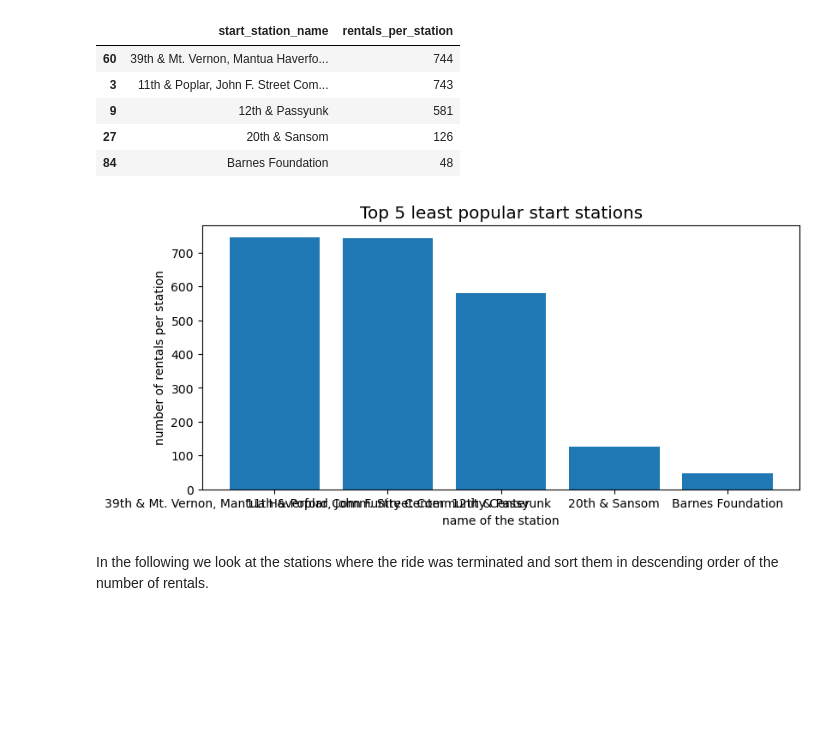
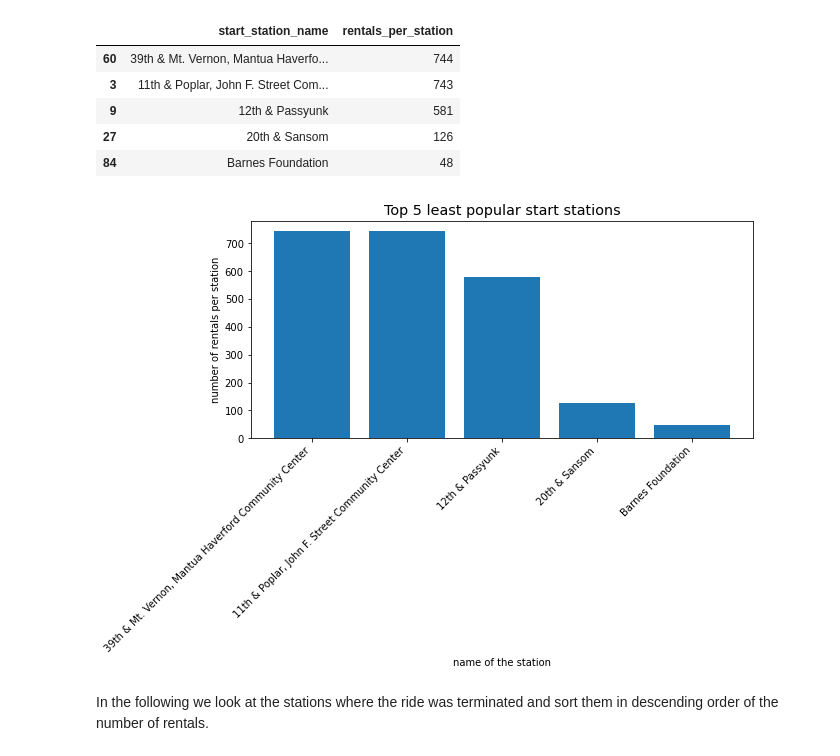
Before and after one commit to yassinehammou27/intentionally_blank, a Jupyter notebook: Team Assignment - Intentionally Blank.ipynb, the cells around one changed output. Saved outputs shown, nothing was run; the diff lists cells and outputs as text; code cells hidden in the pictures; blank space fills up the shorter version.

```diff
--- a/Team Assignment - Intentionally Blank.ipynb
+++ b/Team Assignment - Intentionally Blank.ipynb
@@ -729,14 +730,15 @@ df_least_popular
 # %%
 fig = plt.figure(figsize=(9,4))
 plt.bar(df_least_popular["start_station_name"], df_least_popular["rentals_per_station"])
 plt.rc('xtick', labelsize = 10)
 plt.rc('ytick', labelsize = 10)
+plt.xticks(rotation=45, ha='right')
 plt.xlabel("name of the station", size = 'medium')
 plt.ylabel("number of rentals per station", size = 'medium')
 plt.title("Top 5 least popular start stations", size = 'x-large')
 plt.show()
 # %% [output]
-[figure, old version]
+[figure, new version]
 # %% [markdown]
 In the following we look at the stations where the ride was terminated and sort them in descending order of the number of rentals.
 # %%
```
Also changed, not shown: parts of 11 cells of this notebook.
